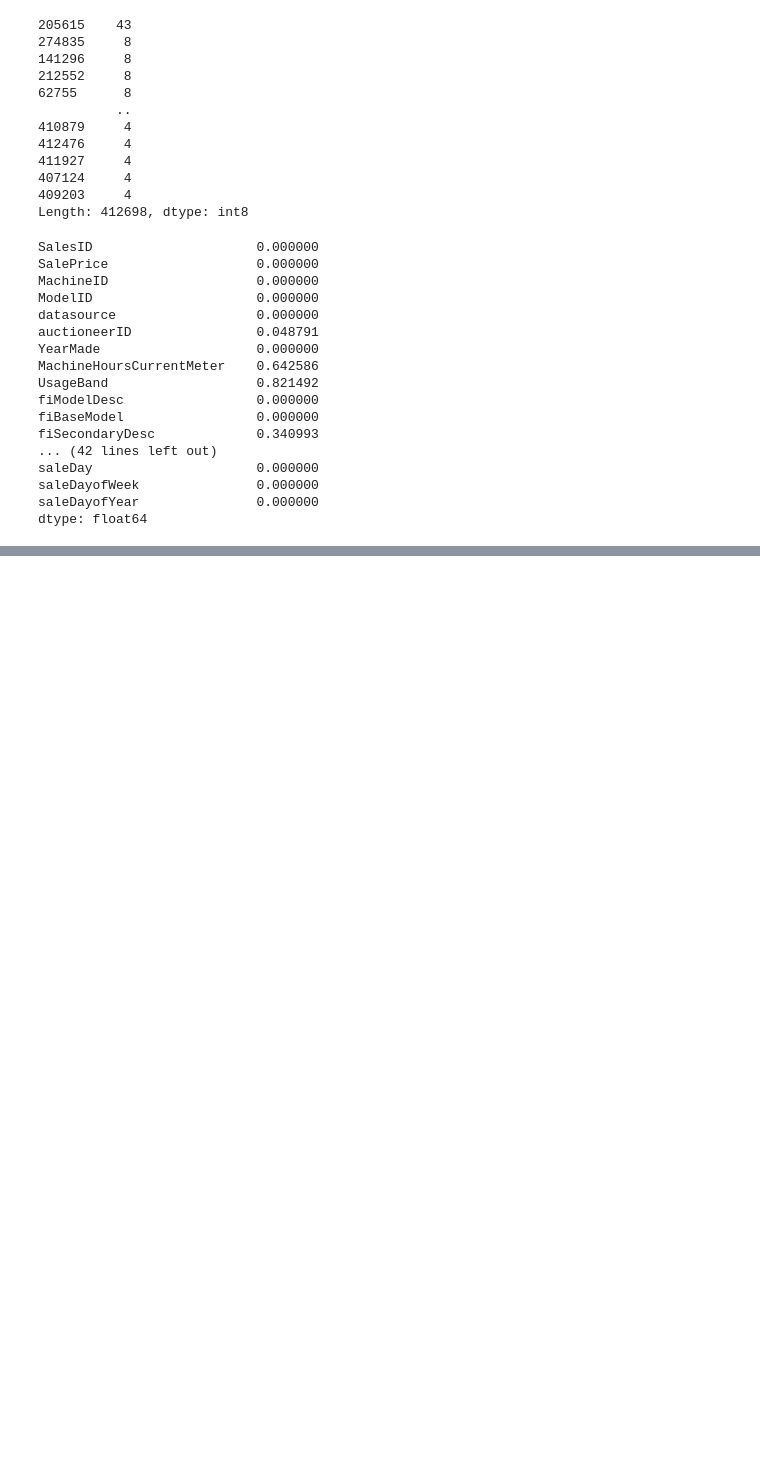
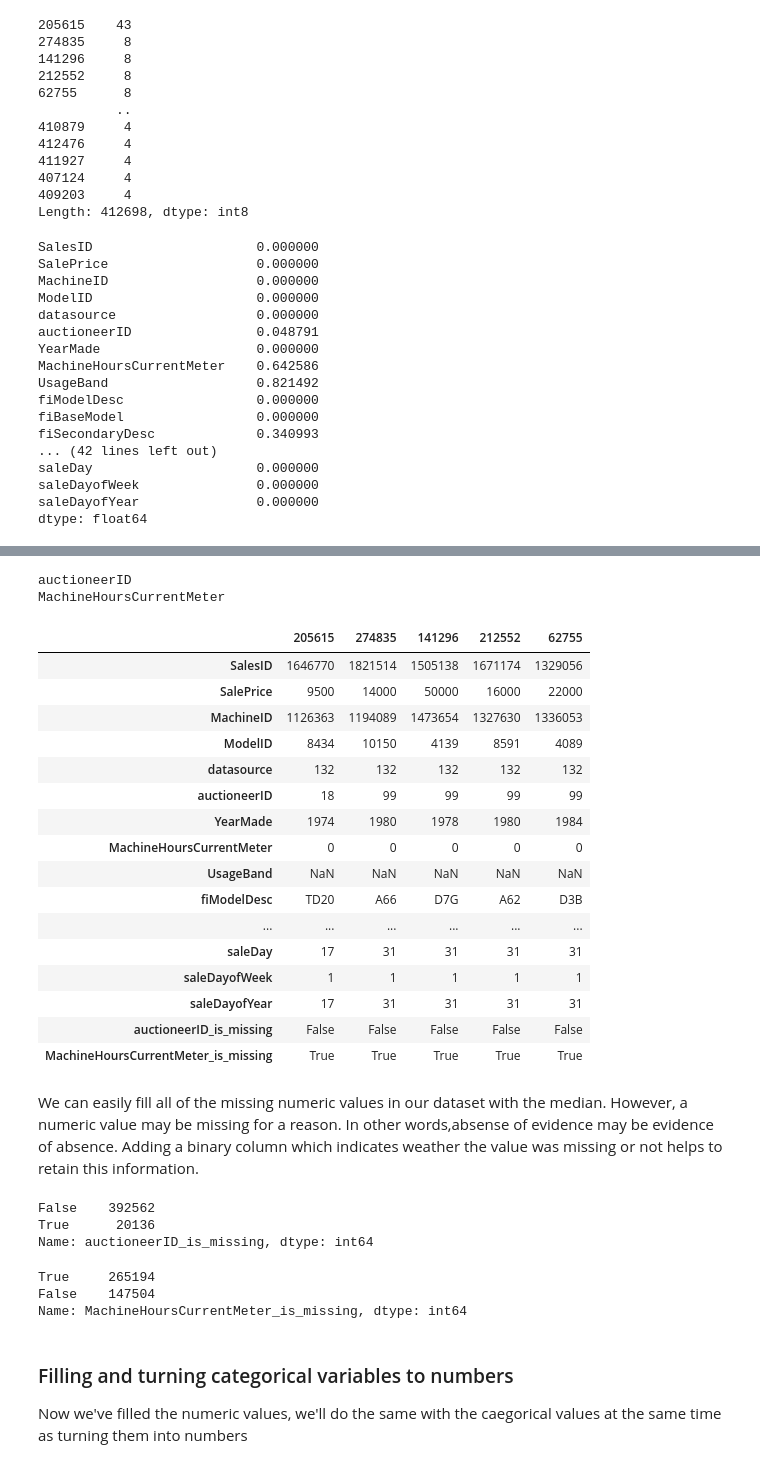
Before and after one commit to rohitgupta20/ML-Projects, a Jupyter notebook: BullDozer-price-predection-project/Bulldozer price prediction.ipynb, the cells around one changed output, grey strips where cells are left out. Saved outputs shown, nothing was run; the diff lists cells and outputs as text; code cells hidden in the pictures; blank space fills up the shorter version.

Commit message:
data preprocessing

```diff
--- a/BullDozer-price-predection-project/Bulldozer price prediction.ipynb
+++ b/BullDozer-price-predection-project/Bulldozer price prediction.ipynb
@@ -436,0 +441,4 @@ dtype: float64
+# %%
+for label, content in df_tmp.items():
+    if pd.api.types.is_numeric_dtype(content):
+        print(label)
@@ -436,0 +459,40 @@ dtype: float64
+# %%
+# Check for which numeric colums have null values
+for label, content in df_tmp.items():
+    if pd.api.types.is_numeric_dtype(content):
+        if pd.isnull(content).sum():
+            print(label)
+# %% [output]
+auctioneerID
+MachineHoursCurrentMeter
+# %%
+# Fill numeric rows with the median
+for label, content in df_tmp.items():
+    if pd.api.types.is_numeric_dtype(content):
+        if pd.isnull(content).sum():
+            # Add a binary column which tells if the data was missing or not
+            df_tmp[label+"_is_missing"] = pd.isnull(content)
+            # Fill missng numeric values with median since it's more robust than mean
+            df_tmp[label] = content.fillna(content.median())
+# %%
+df_tmp.head().T
+# %% [output]
+|  | 205615 | 274835 | 141296 | 212552 | 62755 |
+| SalesID | 1646770 | 1821514 | 1505138 | 1671174 | 1329056 |
+| SalePrice | 9500 | 14000 | 50000 | 16000 | 22000 |
+| MachineID | 1126363 | 1194089 | 1473654 | 1327630 | 1336053 |
+| ModelID | 8434 | 10150 | 4139 | 8591 | 4089 |
+| datasource | 132 | 132 | 132 | 132 | 132 |
+| auctioneerID | 18 | 99 | 99 | 99 | 99 |
+| YearMade | 1974 | 1980 | 1978 | 1980 | 1984 |
+| MachineHoursCurrentMeter | 0 | 0 | 0 | 0 | 0 |
+| UsageBand | NaN | NaN | NaN | NaN | NaN |
+| fiModelDesc | TD20 | A66 | D7G | A62 | D3B |
+| ... | ... | ... | ... | ... | ... |
+| saleDay | 17 | 31 | 31 | 31 | 31 |
+| saleDayofWeek | 1 | 1 | 1 | 1 | 1 |
+| saleDayofYear | 17 | 31 | 31 | 31 | 31 |
+| auctioneerID_is_missing | False | False | False | False | False |
+| MachineHoursCurrentMeter_is_missing | True | True | True | True | True |
+# %% [markdown]
+We can easily fill all of the missing numeric values in our dataset with the median. However, a numeric value may be missing for a reason. In other words,absense of evidence may be evidence of absence. Adding a binary column which indicates weather the value was missing or not helps to retain this information.
@@ -436,0 +505,17 @@ dtype: float64
+# %%
+# check to see how many examples were missing
+df_tmp.auctioneerID_is_missing.value_counts()
+# %% [output]
+False    392562
+True      20136
+Name: auctioneerID_is_missing, dtype: int64
+# %%
+df_tmp.MachineHoursCurrentMeter_is_missing.value_counts()
+# %% [output]
+True     265194
+False    147504
+Name: MachineHoursCurrentMeter_is_missing, dtype: int64
+# %% [markdown]
+### Filling and turning categorical variables to numbers
+
+Now we've filled the numeric values, we'll do the same with the caegorical values at the same time as turning them into numbers
```
Also changed, not shown: parts of 6 cells of this notebook.
